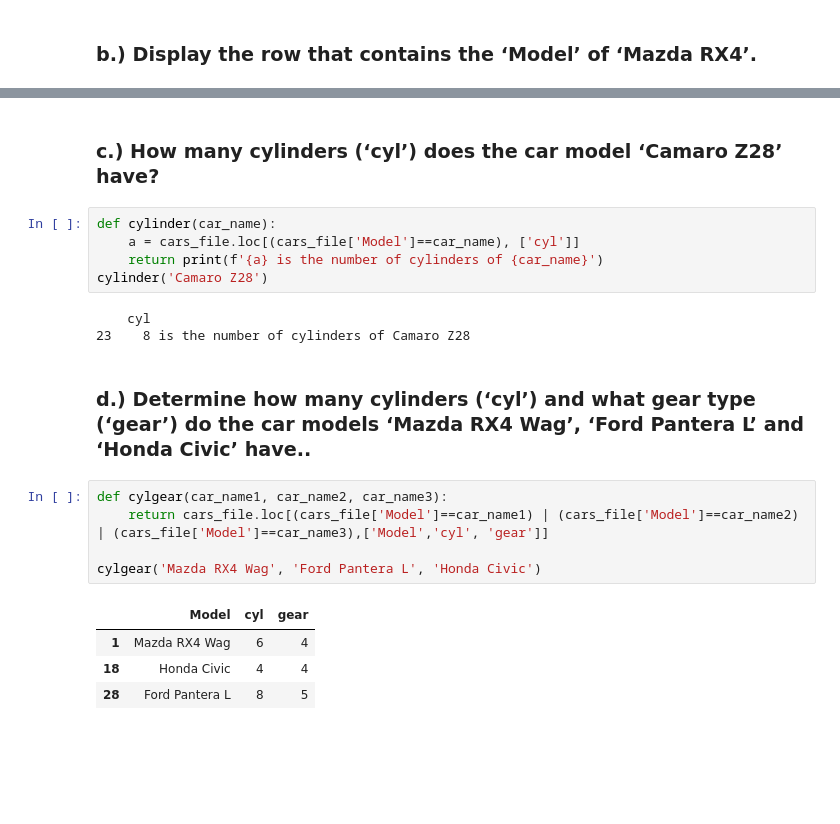
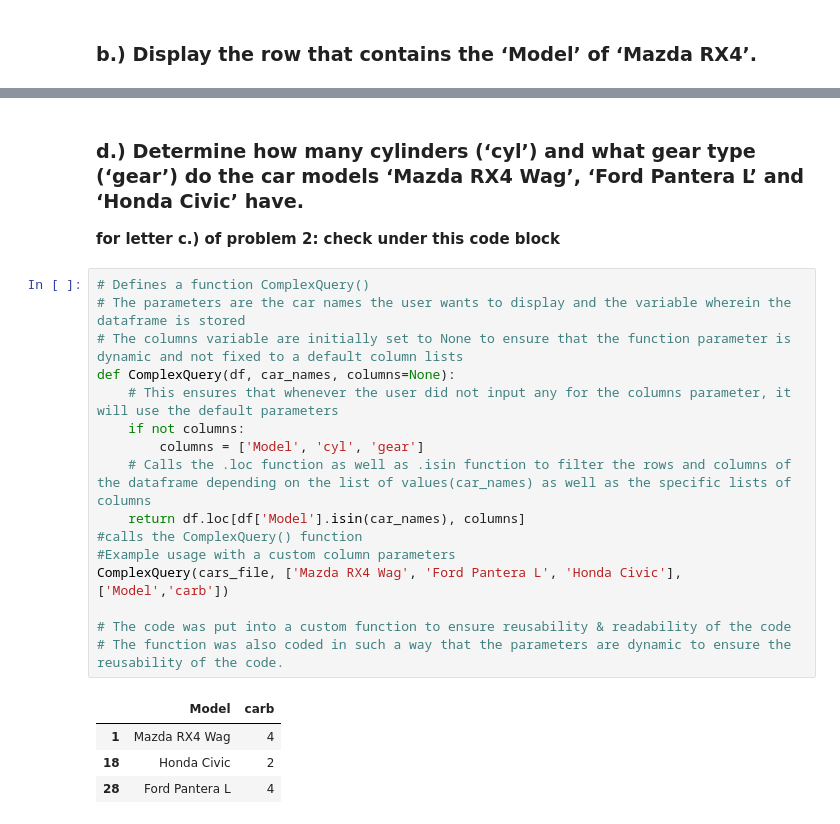
Before and after one commit to krlsbrre/PA3, a Jupyter notebook: PA3.ipynb, the cells around one changed output, grey strips where cells are left out. Cells and saved outputs as stored; diff of their text form; blank space fills up the shorter version.

```diff
--- a/PA3.ipynb
+++ b/PA3.ipynb
@@ -95,25 +135,27 @@ DisplayCar('Mazda RX4')
 # %% [output]
 |  | Model | mpg | cyl | disp | hp | drat | wt | qsec | vs | am | gear | ... |
 | 0 | Mazda RX4 | 21.0 | 6 | 160.0 | 110 | 3.9 | 2.62 | 16.46 | 0 | 1 | 4 | ... |
-# %% [markdown]
-### c.) How many cylinders (‘cyl’) does the car model ‘Camaro Z28’ have?
-# %%
-def cylinder(car_name):
-    a = cars_file.loc[(cars_file['Model']==car_name), ['cyl']]
-    return print(f'{a} is the number of cylinders of {car_name}')
-cylinder('Camaro Z28')
-# %% [output]
-    cyl
-23    8 is the number of cylinders of Camaro Z28
 # %% [markdown]
-### d.) Determine how many cylinders (‘cyl’) and what gear type (‘gear’) do the car models ‘Mazda RX4 Wag’, ‘Ford Pantera L’ and ‘Honda Civic’ have..
+### d.) Determine how many cylinders (‘cyl’) and what gear type (‘gear’) do the car models ‘Mazda RX4 Wag’, ‘Ford Pantera L’ and ‘Honda Civic’ have.
+**for letter c.) of problem 2: check under this code block**
 # %%
-def cylgear(car_name1, car_name2, car_name3):
-    return cars_file.loc[(cars_file['Model']==car_name1) | (cars_file['Model']==car_name2) | (cars_file['Model']==car_name3),['Model','cyl', 'gear']]
+# Defines a function ComplexQuery()
+# The parameters are the car names the user wants to display and the variable wherein the dataframe is stored
+# The columns variable are initially set to None to ensure that the function parameter is dynamic and not fixed to a default column lists
+def ComplexQuery(df, car_names, columns=None):
+    # This ensures that whenever the user did not input any for the columns parameter, it will use the default parameters
+    if not columns:
+        columns = ['Model', 'cyl', 'gear']
+    # Calls the .loc function as well as .isin function to filter the rows and columns of the dataframe depending on the list of values(car_names) as well as the specific lists of columns
+    return df.loc[df['Model'].isin(car_names), columns]
+#calls the ComplexQuery() function
+#Example usage with a custom column parameters
+ComplexQuery(cars_file, ['Mazda RX4 Wag', 'Ford Pantera L', 'Honda Civic'], ['Model','carb'])
 
-cylgear('Mazda RX4 Wag', 'Ford Pantera L', 'Honda Civic')
+# The code was put into a custom function to ensure reusability & readability of the code
+# The function was also coded in such a way that the parameters are dynamic to ensure the reusability of the code.
 # %% [output]
-|  | Model | cyl | gear |
-| 1 | Mazda RX4 Wag | 6 | 4 |
-| 18 | Honda Civic | 4 | 4 |
-| 28 | Ford Pantera L | 8 | 5 |
+|  | Model | carb |
+| 1 | Mazda RX4 Wag | 4 |
+| 18 | Honda Civic | 2 |
+| 28 | Ford Pantera L | 4 |
```
Also changed, not shown: parts of 13 cells of this notebook.
